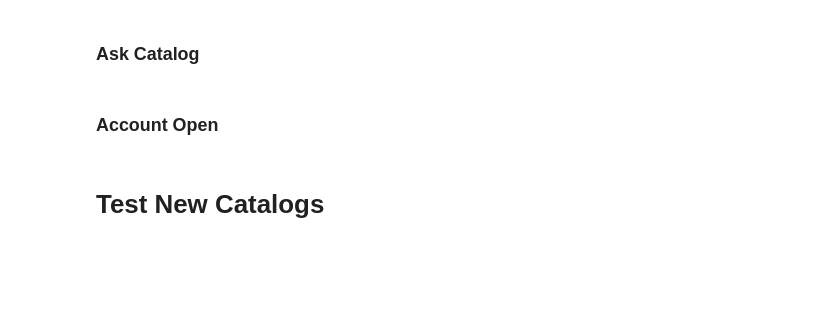
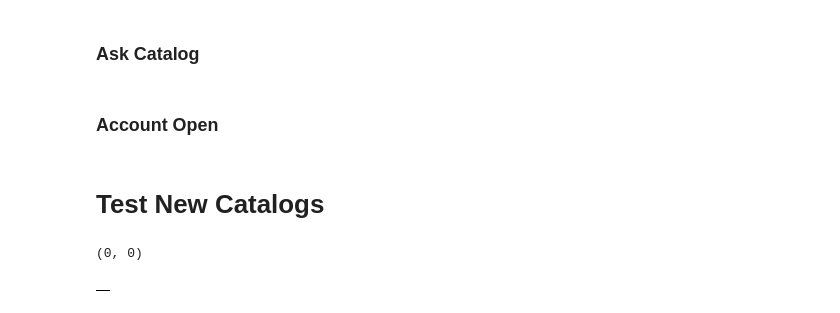
Before and after one commit to faysal887/tricyons-analyser-v2, a Jupyter notebook: auto_catalog_update.ipynb, the cells around one changed output. Saved outputs shown, nothing was run; the diff lists cells and outputs as text; code cells hidden in the pictures; blank space fills up the shorter version.

Commit message:
added new catalogs

```diff
--- a/auto_catalog_update.ipynb
+++ b/auto_catalog_update.ipynb
@@ -517,0 +540,9 @@ df.head()
+# %%
+url='https://06315f73-014b-478e-b312-e53df7038d3a.filesusr.com/ugd/cc4fa6_9d8a073014d4499d8d117b6724916ea8.xlsx?dn=3_23%20KN%20INVENTORY.xlsx'
+# %%
+df1=get_catalog_google_sheets(url).reset_index(drop=True)
+print(df1.shape)
+df1.head()
+# %% [output]
+(0, 0)
+|  |
```
Also changed, not shown: parts of 14 cells of this notebook.
